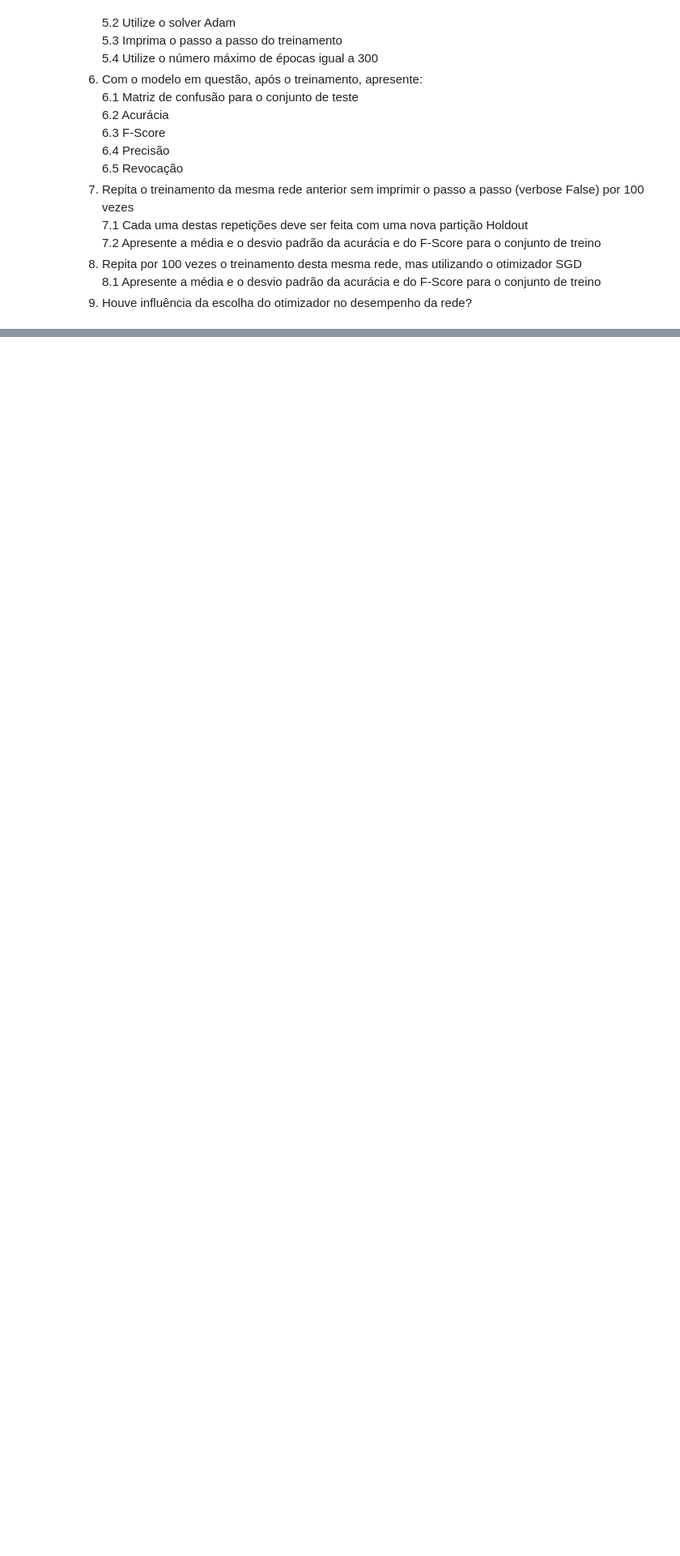
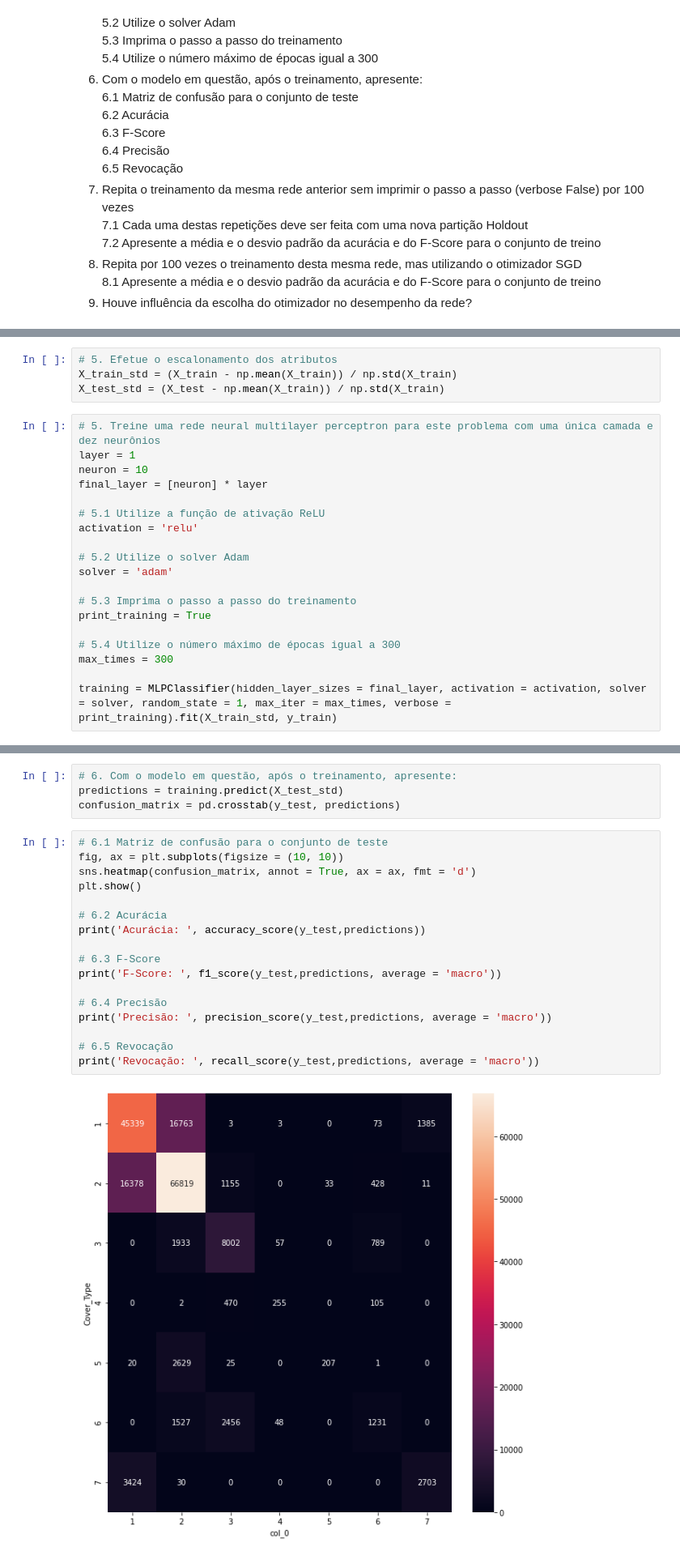
Before and after one commit to elloa-uea/projeto-pratico-3-karasuno2, a Jupyter notebook: notebooks/PP3.3 - Proposição e Avaliação de RNAs.ipynb, the cells around one changed output, grey strips where cells are left out. Shown at 81% size. Saved outputs shown, nothing was run; the diff lists cells and outputs as text; blank space fills up the shorter version.

Commit message:
Testando Redes Neurais sem os Atributos Categórios WIP

```diff
--- a/notebooks/PP3.3 - Proposição e Avaliação de RNAs.ipynb
+++ b/notebooks/PP3.3 - Proposição e Avaliação de RNAs.ipynb
@@ -78,0 +80,23 @@ df = df.drop(['Wilderness_Area1','Wilderness_Area2','Wilderness_Area3','Wilderne
+# %%
+# 5. Efetue o escalonamento dos atributos
+X_train_std = (X_train - np.mean(X_train)) / np.std(X_train)
+X_test_std = (X_test - np.mean(X_train)) / np.std(X_train)
+# %%
+# 5. Treine uma rede neural multilayer perceptron para este problema com uma única camada e dez neurônios
+layer = 1
+neuron = 10
+final_layer = [neuron] * layer
+
+# 5.1 Utilize a função de ativação ReLU
+activation = 'relu'
+
+# 5.2 Utilize o solver Adam
+solver = 'adam'
+
+# 5.3 Imprima o passo a passo do treinamento
+print_training = True
+
+# 5.4 Utilize o número máximo de épocas igual a 300
+max_times = 300
+
+training = MLPClassifier(hidden_layer_sizes = final_layer, activation = activation, solver = solver, random_state = 1, max_iter = max_times, verbose = print_training).fit(X_train_std, y_train)
@@ -78,0 +121,23 @@ df = df.drop(['Wilderness_Area1','Wilderness_Area2','Wilderness_Area3','Wilderne
+# %%
+# 6. Com o modelo em questão, após o treinamento, apresente:
+predictions = training.predict(X_test_std)
+confusion_matrix = pd.crosstab(y_test, predictions)
+# %%
+# 6.1 Matriz de confusão para o conjunto de teste
+fig, ax = plt.subplots(figsize = (10, 10))
+sns.heatmap(confusion_matrix, annot = True, ax = ax, fmt = 'd')
+plt.show()
+
+# 6.2 Acurácia
+print('Acurácia: ', accuracy_score(y_test,predictions))
+
+# 6.3 F-Score
+print('F-Score: ', f1_score(y_test,predictions, average = 'macro'))
+
+# 6.4 Precisão
+print('Precisão: ', precision_score(y_test,predictions, average = 'macro'))
+
+# 6.5 Revocação
+print('Revocação: ', recall_score(y_test,predictions, average = 'macro'))
+# %% [output]
+[figure, added]
```
Also changed, not shown: parts of 9 cells of this notebook.
